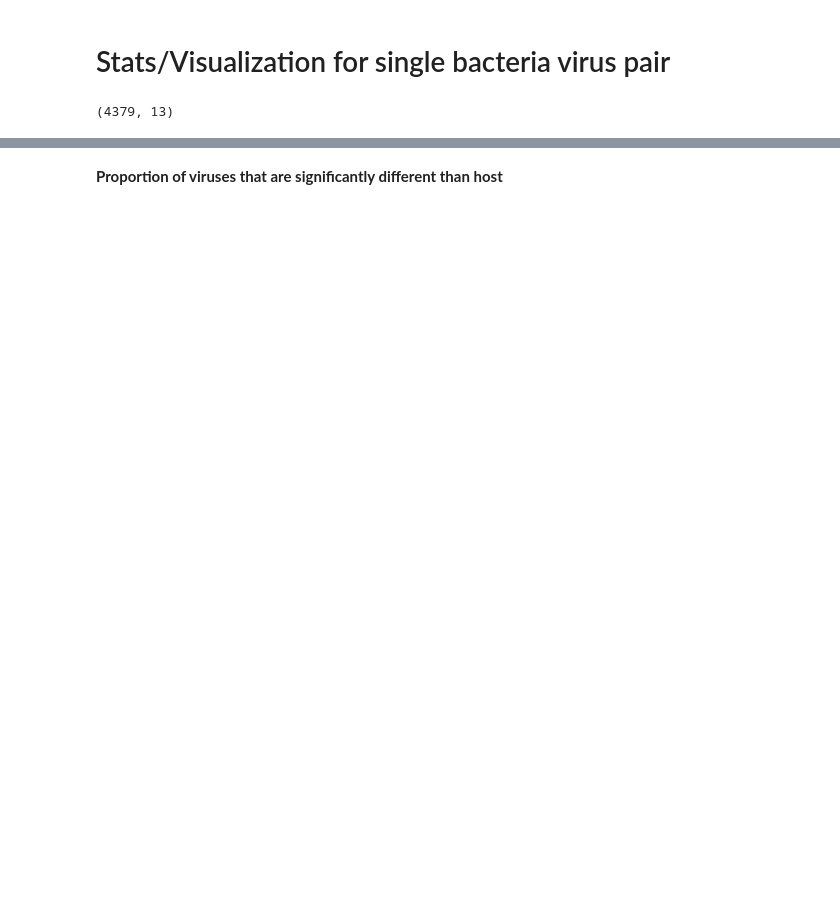
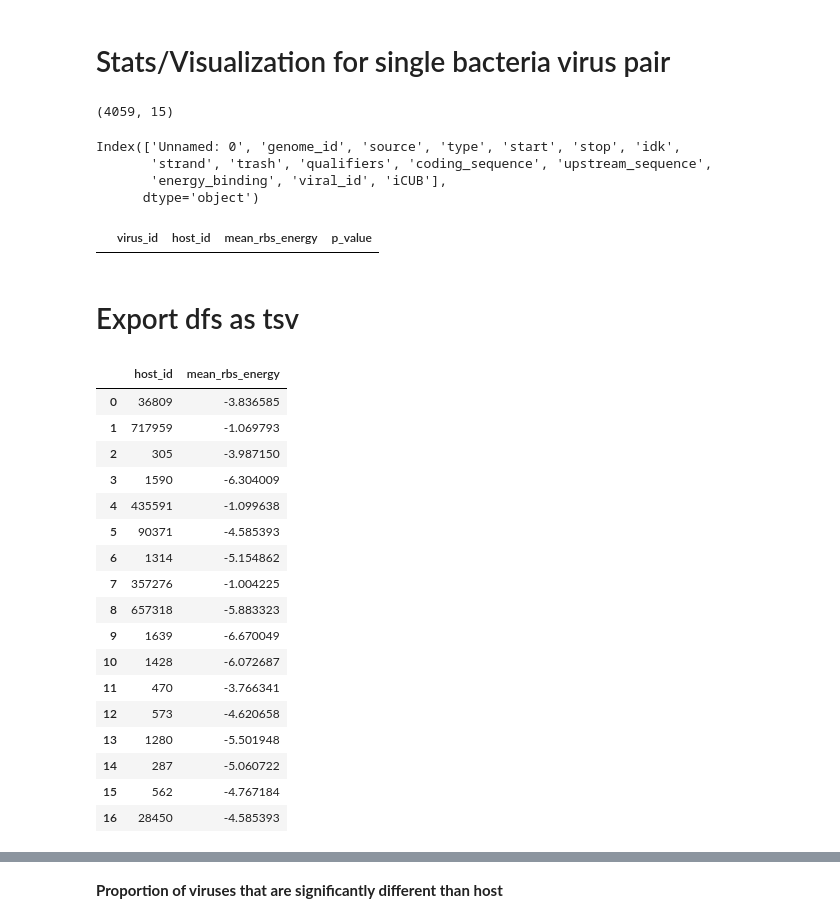
Before and after one commit to dcweaver/phage-translation, a Jupyter notebook: Code/initial_analysis.ipynb, the cells around one changed output, grey strips where cells are left out. Drawn from its saved outputs; the diff is of its cells as text; code cells hidden in the pictures; blank space fills up the shorter version.

```diff
--- a/Code/initial_analysis.ipynb
+++ b/Code/initial_analysis.ipynb
@@ -18,16 +36,24 @@ import statsmodels.stats.multitest as multi
 host_id = 562
 p_values = []
 viral_means = []
+viral_ids = []
 sep = "\t"
 
-host_df = pd.read_csv("../Data/host_genomes/{}.tsv".format(host_id), sep = sep)
+host_df = pd.read_csv("../Data/host_genomes/{}.clean.tsv".format(host_id), sep = sep)
 host_mean = np.mean(host_df["energy_binding"])
 print(host_df.shape)
-for tsv_file in glob.glob("../Data/{}_rep_viruses/*tsv".format(host_id)):
+for tsv_file in glob.glob("../Data/{}_rep_viruses/*.clean.tsv".format(host_id)):
     viral_df = pd.read_csv(tsv_file, sep = sep)
-
+    viral_ids.append(tsv_file.split('rep_viruses/')[1].split('.')[0])
     rstat, p_value = stats.ranksums(host_df["energy_binding"], viral_df["energy_binding"])
     p_values.append(p_value)
     viral_means.append(np.mean(viral_df["energy_binding"]))
 # %% [output]
-(4379, 13)
+(4059, 15)
+# %%
+viral_df.columns
+# %% [output]
+Index(['Unnamed: 0', 'genome_id', 'source', 'type', 'start', 'stop', 'idk',
+       'strand', 'trash', 'qualifiers', 'coding_sequence', 'upstream_sequence',
+       'energy_binding', 'viral_id', 'iCUB'],
+      dtype='object')
@@ -33,0 +69,4 @@ for tsv_file in glob.glob("../Data/{}_rep_viruses/*tsv".format(host_id)):
+# %%
+viruses_df
+# %% [output]
+|  | virus_id | host_id | mean_rbs_energy | p_value |
@@ -33,0 +106,2 @@ for tsv_file in glob.glob("../Data/{}_rep_viruses/*tsv".format(host_id)):
+# %% [markdown]
+# Export dfs as tsv
@@ -33,0 +112,21 @@ for tsv_file in glob.glob("../Data/{}_rep_viruses/*tsv".format(host_id)):
+# %%
+hosts_df
+# %% [output]
+|  | host_id | mean_rbs_energy |
+| 0 | 36809 | -3.836585 |
+| 1 | 717959 | -1.069793 |
+| 2 | 305 | -3.987150 |
+| 3 | 1590 | -6.304009 |
+| 4 | 435591 | -1.099638 |
+| 5 | 90371 | -4.585393 |
+| 6 | 1314 | -5.154862 |
+| 7 | 357276 | -1.004225 |
+| 8 | 657318 | -5.883323 |
+| 9 | 1639 | -6.670049 |
+| 10 | 1428 | -6.072687 |
+| 11 | 470 | -3.766341 |
+| 12 | 573 | -4.620658 |
+| 13 | 1280 | -5.501948 |
+| 14 | 287 | -5.060722 |
+| 15 | 562 | -4.767184 |
+| 16 | 28450 | -4.585393 |
```
Also changed, not shown: parts of 9 cells of this notebook, 6 other files.
